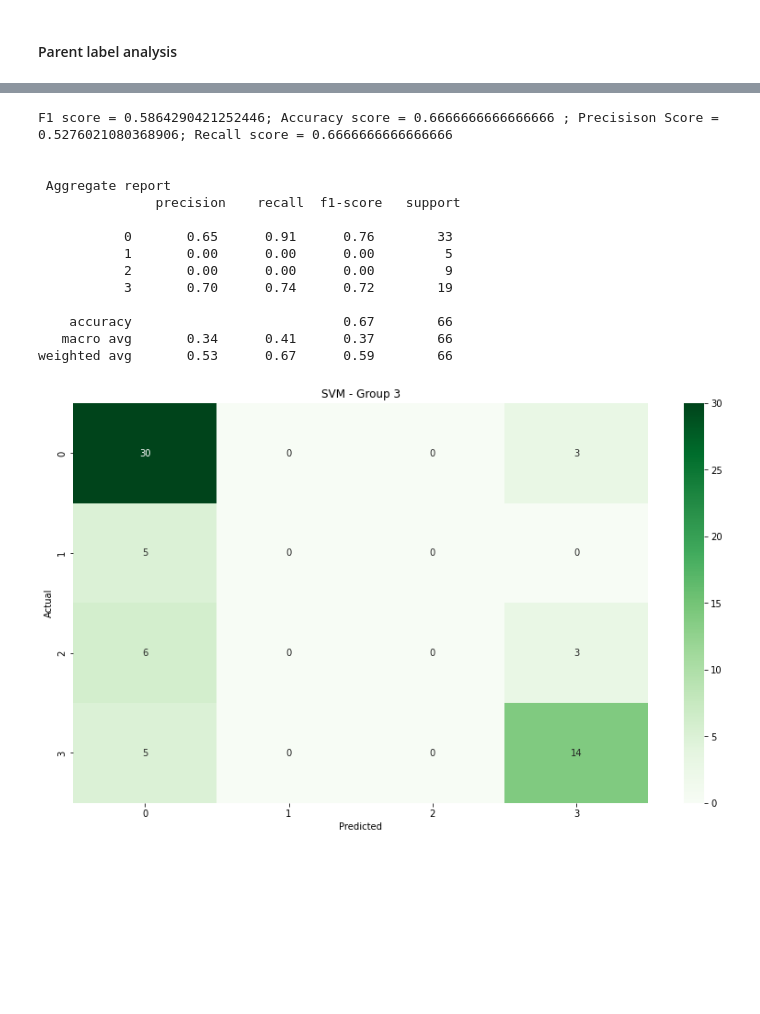
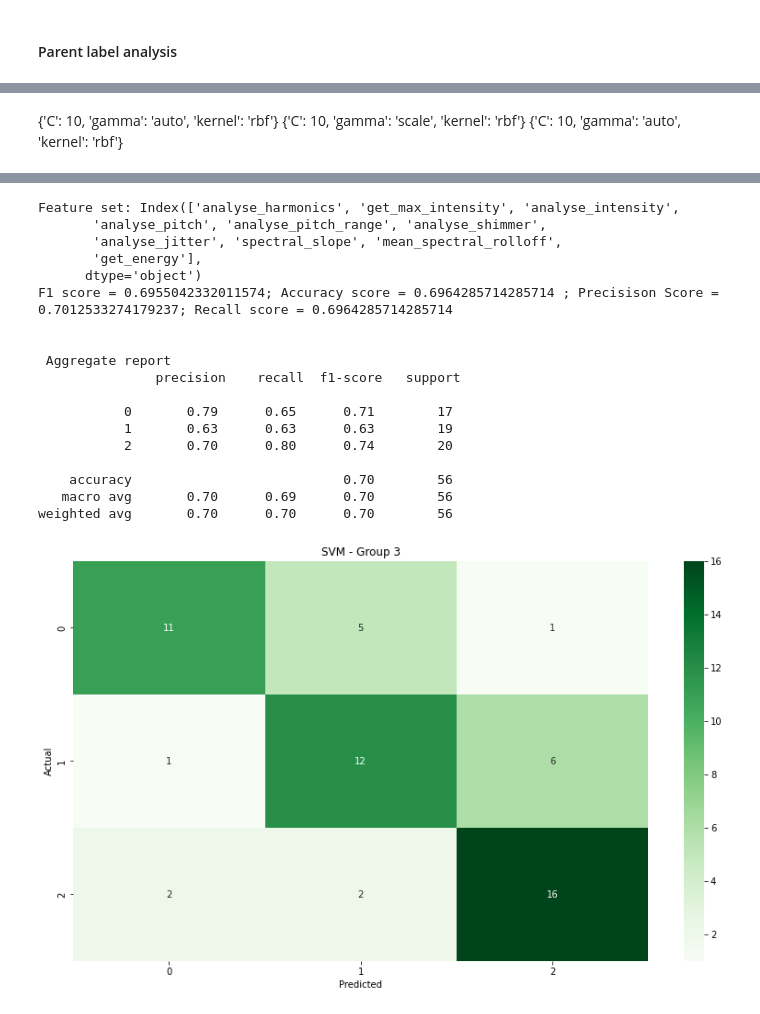
Before and after one commit to TheSameerAhmed/anger-detection-ml, a Jupyter notebook: modelling/modelling.ipynb, the cells around one changed output, grey strips where cells are left out. Saved outputs shown, nothing was run; the diff lists cells and outputs as text; code cells hidden in the pictures; blank space fills up the shorter version.

Commit message:
add more tests to find best SVM
also add comments to tell what each file is

look at balancing levels and reducing levels in SVM

```diff
--- a/modelling/modelling.ipynb
+++ b/modelling/modelling.ipynb
@@ -609,0 +675,3 @@ weighted avg       0.43      0.55      0.48        42
+# %%
+standardized_mergedlabels_non_noisy_df = standardized_aggression_mergedlabels_df.loc[standardized_aggression_mergedlabels_df['noisy_train'] == 0]
+standardized_mergedlabels_noisy_df = standardized_aggression_mergedlabels_df.loc[standardized_aggression_mergedlabels_df['noisy_train'] == 1]
@@ -609,0 +1457,15 @@ weighted avg       0.43      0.55      0.48        42
+# %%
+# Downsample 0 class
+level0 = resample(level0, replace=False,n_samples=75)
+
+#Upsample 2 class
+level1 = resample(level1, replace=True, n_samples=75)
+
+#level3 is close enough
+
+print(level0.shape)
+print(level1.shape)
+print(level2.shape)
+
+# Combine
+standardized_mergedlabels_noisy_df_balanced = pd.concat([level0, level1, level2])
@@ -609,0 +1507,12 @@ weighted avg       0.43      0.55      0.48        42
+# %%
+data_balanced_merged_np = standardized_aggression_mergedlabels_df_balanced.drop(["parent_file_train", "parent_label_train", "segment_label_train", "noisy_train"], 1).to_numpy()
+label_balanced_merged_np = standardized_aggression_mergedlabels_df_balanced['segment_label_train'].to_numpy()
+label_balanced_merged_np=label_balanced_merged_np.astype('int')
+
+data_balanced_merged_non_noisy_np = standardized_mergedlabels_non_noisy_df_balanced.drop(["parent_file_train", "parent_label_train", "segment_label_train", "noisy_train"], 1).to_numpy()
+label_balanced_merged_non_noisy_np = standardized_mergedlabels_non_noisy_df_balanced['segment_label_train'].to_numpy()
+label_balanced_merged_non_noisy_np=label_balanced_merged_non_noisy_np.astype('int')
+
+data_balanced_merged_noisy_np = standardized_mergedlabels_noisy_df_balanced.drop(["parent_file_train", "parent_label_train", "segment_label_train", "noisy_train"], 1).to_numpy()
+label_balanced_merged_noisy_np = standardized_mergedlabels_noisy_df_balanced['segment_label_train'].to_numpy()
+label_balanced_merged_noisy_np=label_balanced_merged_noisy_np.astype('int')
@@ -610,11 +1534,18 @@ weighted avg       0.43      0.55      0.48        42
+# %% [markdown]
+{'C': 10, 'gamma': 'auto', 'kernel': 'rbf'}
+{'C': 10, 'gamma': 'scale', 'kernel': 'rbf'}
+{'C': 10, 'gamma': 'auto', 'kernel': 'rbf'}
 # %%
-lst_data_np = [data_np, data_non_noisy_np, data_noisy_np]
-lst_label_np = [label_np, label_non_noisy_np, label_noisy_np]
-
+#lst_data_np = [data_np, data_non_noisy_np, data_noisy_np]
+lst_label_np = [label_balanced_merged_np, label_balanced_merged_non_noisy_np, label_balanced_merged_noisy_np]
+label = 'segment_label_train'
+lst_df = [standardized_aggression_mergedlabels_df_balanced, standardized_mergedlabels_non_noisy_df_balanced, standardized_mergedlabels_noisy_df_balanced]
+X_test_list = [None,None,None]
+gamma = ['auto', 'scale', 'auto']
 
 for i in range(3):
-    svm_model = svm.SVC(kernel='rbf', gamma='auto', C=1, degree=3)
-    actual, predicted = run_model(svm_model, lst_data_np[i], lst_label_np[i])
+    svm_model = svm.SVC(kernel='rbf', gamma=gamma[i], C=10)
+    actual, predicted, X_test_list[i] = run_model(svm_model, lst_df[i], lst_label_np[i],label_name=label)
 
-    confusion_matrix_graph(f"SVM - Group {i+1}", actual, predicted, ['0', '1', '2', '3'])
+    confusion_matrix_graph(f"SVM - Group {i+1}", actual, predicted, ['0', '1', '2'])
 # %% [output]
@@ -651,15 +1590,19 @@ weighted avg       0.52      0.53      0.52       462
-F1 score = 0.5864290421252446; Accuracy score = 0.6666666666666666 ; Precisison Score = 0.5276021080368906; Recall score = 0.6666666666666666
+Feature set: Index(['analyse_harmonics', 'get_max_intensity', 'analyse_intensity',
+       'analyse_pitch', 'analyse_pitch_range', 'analyse_shimmer',
+       'analyse_jitter', 'spectral_slope', 'mean_spectral_rolloff',
+       'get_energy'],
+      dtype='object')
+F1 score = 0.6955042332011574; Accuracy score = 0.6964285714285714 ; Precisison Score = 0.7012533274179237; Recall score = 0.6964285714285714
 
 
  Aggregate report
                precision    recall  f1-score   support
 
-           0       0.65      0.91      0.76        33
-           1       0.00      0.00      0.00         5
-           2       0.00      0.00      0.00         9
-           3       0.70      0.74      0.72        19
+           0       0.79      0.65      0.71        17
+           1       0.63      0.63      0.63        19
+           2       0.70      0.80      0.74        20
 
-    accuracy                           0.67        66
-   macro avg       0.34      0.41      0.37        66
-weighted avg       0.53      0.67      0.59        66
+    accuracy                           0.70        56
+   macro avg       0.70      0.69      0.70        56
+weighted avg       0.70      0.70      0.70        56
-[figure, old version]
+[figure, new version]
```
Also changed, not shown: parts of 95 cells of this notebook, 5 other files.
